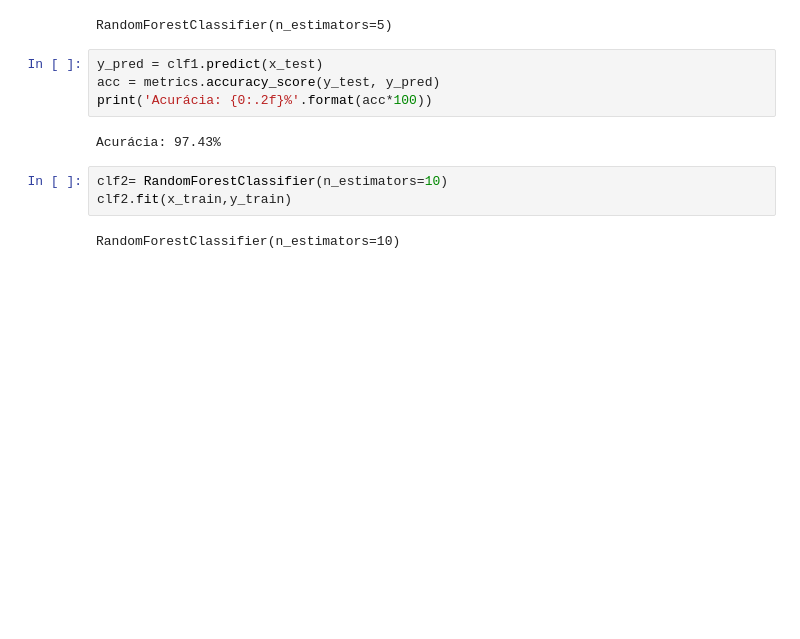
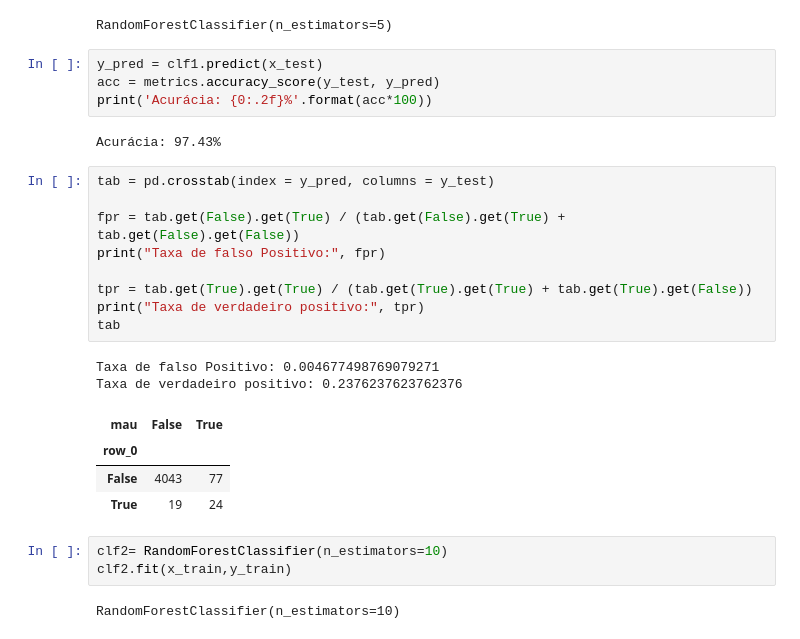
Before and after one commit to Leoleocv/projeto-analise-credito, a Jupyter notebook: Projeto_Analise_credito.ipynb, the cells around one changed output. Cells and saved outputs as stored; diff of their text form; blank space fills up the shorter version.

```diff
--- a/Projeto_Analise_credito.ipynb
+++ b/Projeto_Analise_credito.ipynb
@@ -320,6 +309,22 @@ acc = metrics.accuracy_score(y_test, y_pred)
 print('Acurácia: {0:.2f}%'.format(acc*100))
 # %% [output]
 Acurácia: 97.43%
+# %%
+tab = pd.crosstab(index = y_pred, columns = y_test)
+
+fpr = tab.get(False).get(True) / (tab.get(False).get(True) + tab.get(False).get(False))
+print("Taxa de falso Positivo:", fpr)
+
+tpr = tab.get(True).get(True) / (tab.get(True).get(True) + tab.get(True).get(False))
+print("Taxa de verdadeiro positivo:", tpr)
+tab
+# %% [output]
+Taxa de falso Positivo: 0.004677498769079271
+Taxa de verdadeiro positivo: 0.2376237623762376
+| mau | False | True |
+| row_0 |  |  |
+| False | 4043 | 77 |
+| True | 19 | 24 |
 # %%
 clf2= RandomForestClassifier(n_estimators=10)
 clf2.fit(x_train,y_train)
```
Also changed, not shown: parts of 8 cells of this notebook.
